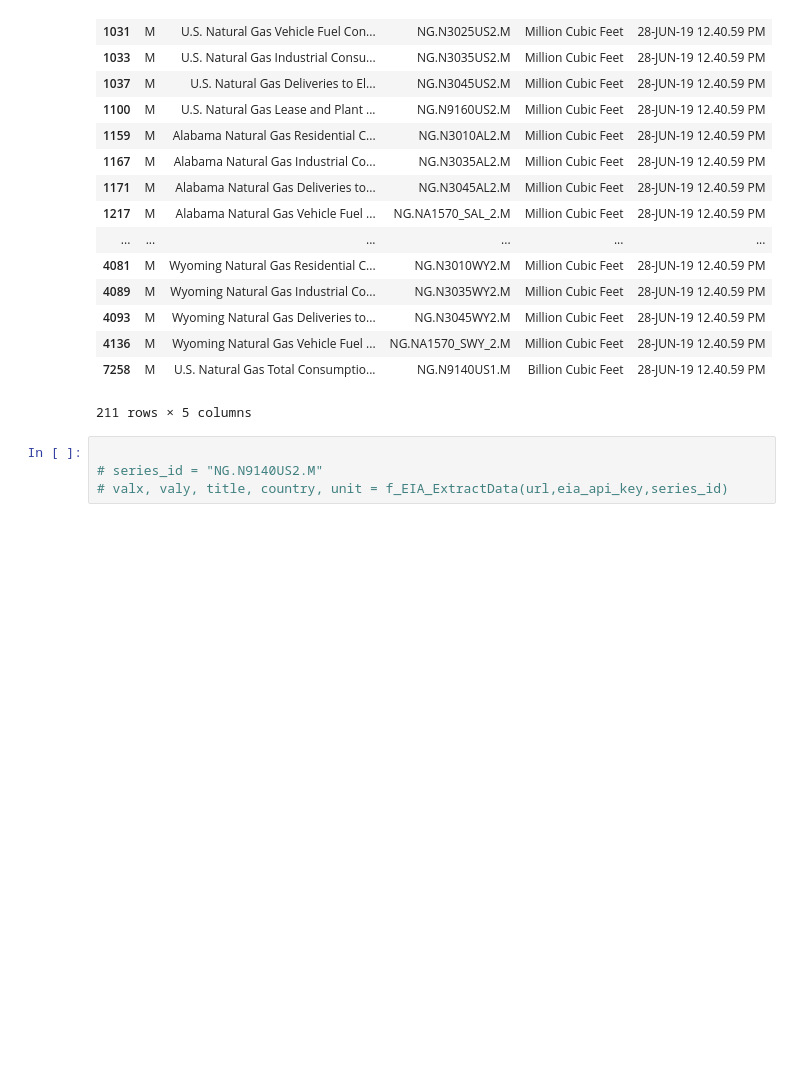
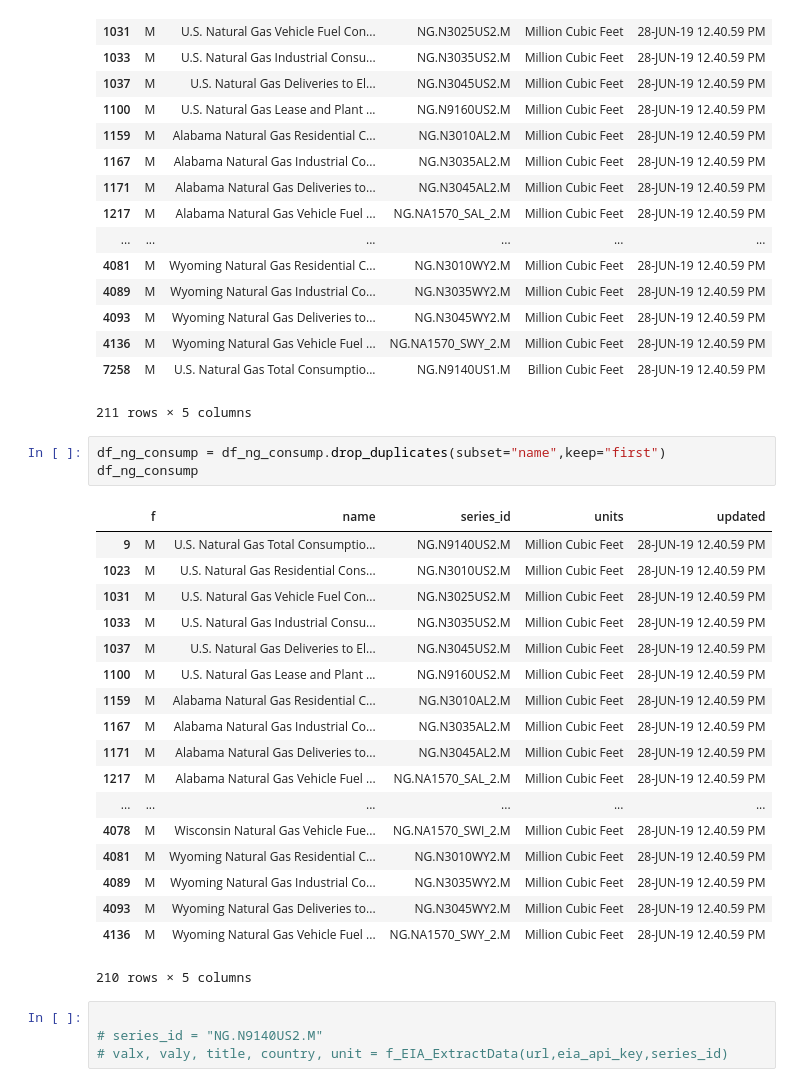
Before and after one commit to jwaliaga/NatGasDemandForcast, a Jupyter notebook: Notebooks/Wilson/CSV_Generators.ipynb, the cells around one changed output. Cells and saved outputs as stored; diff of their text form; blank space fills up the shorter version.

```diff
--- a/Notebooks/Wilson/CSV_Generators.ipynb
+++ b/Notebooks/Wilson/CSV_Generators.ipynb
@@ -101,6 +101,28 @@ df_ng_consump
 | 4136 | M | Wyoming Natural Gas Vehicle Fuel ... | NG.NA1570_SWY_2.M | Million Cubic Feet | 28-JUN-19 12.40.59 PM |
 | 7258 | M | U.S. Natural Gas Total Consumptio... | NG.N9140US1.M | Billion Cubic Feet | 28-JUN-19 12.40.59 PM |
 211 rows × 5 columns
+# %%
+df_ng_consump = df_ng_consump.drop_duplicates(subset="name",keep="first")
+df_ng_consump
+# %% [output]
+|  | f | name | series_id | units | updated |
+| 9 | M | U.S. Natural Gas Total Consumptio... | NG.N9140US2.M | Million Cubic Feet | 28-JUN-19 12.40.59 PM |
+| 1023 | M | U.S. Natural Gas Residential Cons... | NG.N3010US2.M | Million Cubic Feet | 28-JUN-19 12.40.59 PM |
+| 1031 | M | U.S. Natural Gas Vehicle Fuel Con... | NG.N3025US2.M | Million Cubic Feet | 28-JUN-19 12.40.59 PM |
+| 1033 | M | U.S. Natural Gas Industrial Consu... | NG.N3035US2.M | Million Cubic Feet | 28-JUN-19 12.40.59 PM |
+| 1037 | M | U.S. Natural Gas Deliveries to El... | NG.N3045US2.M | Million Cubic Feet | 28-JUN-19 12.40.59 PM |
+| 1100 | M | U.S. Natural Gas Lease and Plant ... | NG.N9160US2.M | Million Cubic Feet | 28-JUN-19 12.40.59 PM |
+| 1159 | M | Alabama Natural Gas Residential C... | NG.N3010AL2.M | Million Cubic Feet | 28-JUN-19 12.40.59 PM |
+| 1167 | M | Alabama Natural Gas Industrial Co... | NG.N3035AL2.M | Million Cubic Feet | 28-JUN-19 12.40.59 PM |
+| 1171 | M | Alabama Natural Gas Deliveries to... | NG.N3045AL2.M | Million Cubic Feet | 28-JUN-19 12.40.59 PM |
+| 1217 | M | Alabama Natural Gas Vehicle Fuel ... | NG.NA1570_SAL_2.M | Million Cubic Feet | 28-JUN-19 12.40.59 PM |
+| ... | ... | ... | ... | ... | ... |
+| 4078 | M | Wisconsin Natural Gas Vehicle Fue... | NG.NA1570_SWI_2.M | Million Cubic Feet | 28-JUN-19 12.40.59 PM |
+| 4081 | M | Wyoming Natural Gas Residential C... | NG.N3010WY2.M | Million Cubic Feet | 28-JUN-19 12.40.59 PM |
+| 4089 | M | Wyoming Natural Gas Industrial Co... | NG.N3035WY2.M | Million Cubic Feet | 28-JUN-19 12.40.59 PM |
+| 4093 | M | Wyoming Natural Gas Deliveries to... | NG.N3045WY2.M | Million Cubic Feet | 28-JUN-19 12.40.59 PM |
+| 4136 | M | Wyoming Natural Gas Vehicle Fuel ... | NG.NA1570_SWY_2.M | Million Cubic Feet | 28-JUN-19 12.40.59 PM |
+210 rows × 5 columns
 # %%
 
 # series_id = "NG.N9140US2.M"
```
Also changed, not shown: parts of 6 cells of this notebook, 12 other files.
